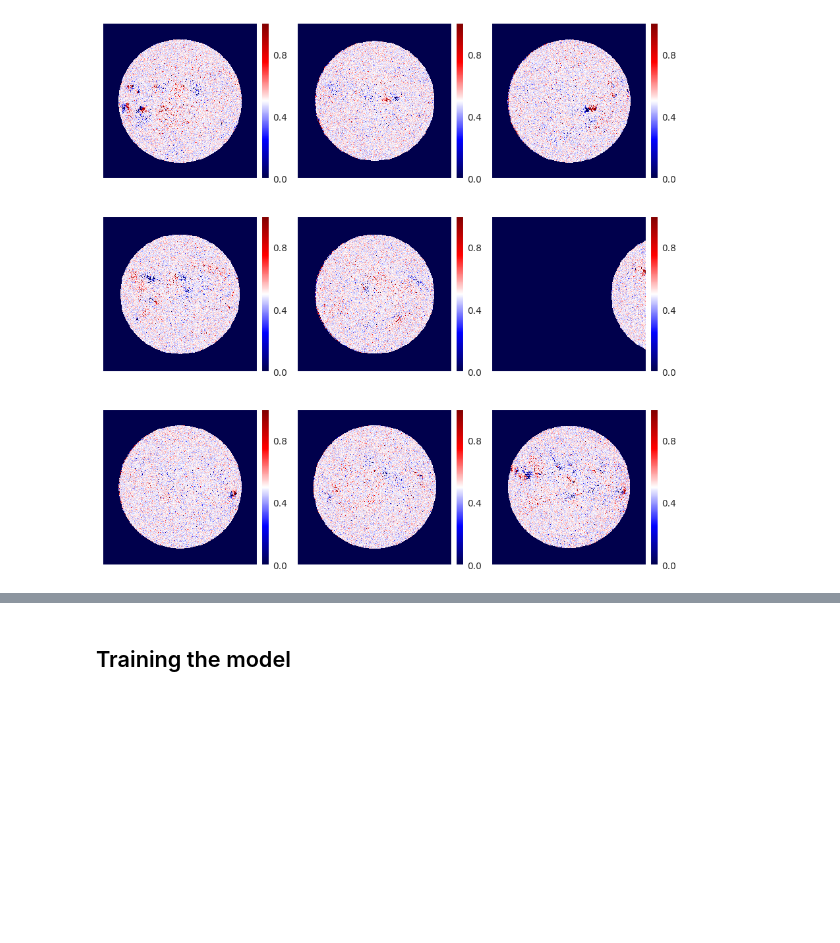
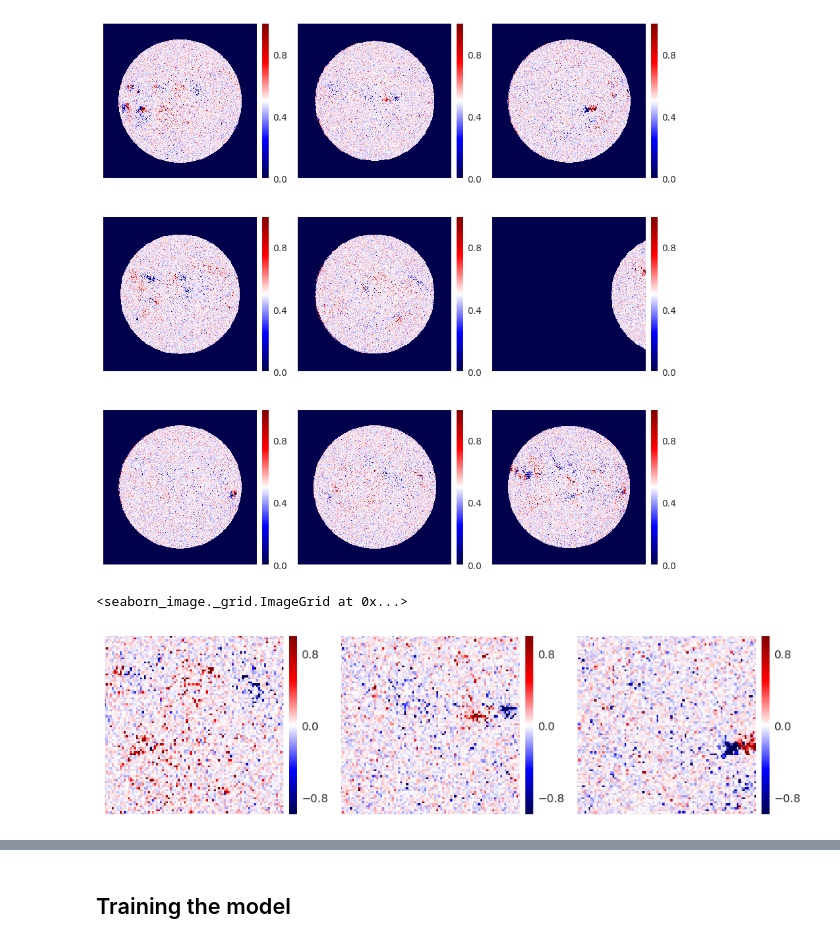
Before and after one commit to eugenioLR/TFM_sun_Autoencoders, a Jupyter notebook: autoencoder_HMI_m_2016.ipynb, the cells around one changed output, grey strips where cells are left out. Saved outputs shown, nothing was run; the diff lists cells and outputs as text; code cells hidden in the pictures; blank space fills up the shorter version.

```diff
--- a/autoencoder_HMI_m_2016.ipynb
+++ b/autoencoder_HMI_m_2016.ipynb
@@ -72,5 +64,18 @@ isns.ImageGrid([i for i in HMI_m_2016_mnorm[:9]], cmap="seismic", vmin=0, vmax=1
 # %% [output]
 <seaborn_image._grid.ImageGrid at 0x...>
 [figure]
+# %%
+first_3_copy = 2*np.copy(HMI_m_2016_mnorm[:3, 80:170, 80:170])-1
+
+isns.ImageGrid(
+    [i for i in first_3_copy],
+    cmap="seismic",
+    col_wrap=3,
+    vmin=-1,
+    vmax=1
+)
+# %% [output]
+<seaborn_image._grid.ImageGrid at 0x...>
+[figure, added]
 # %%
 # base_filter = lambda x: gaussian(abs_max_filter(x, absmax_size), sigma=gauss_sigma)
```
Also changed, not shown: parts of 9 cells of this notebook, 9 other files.
